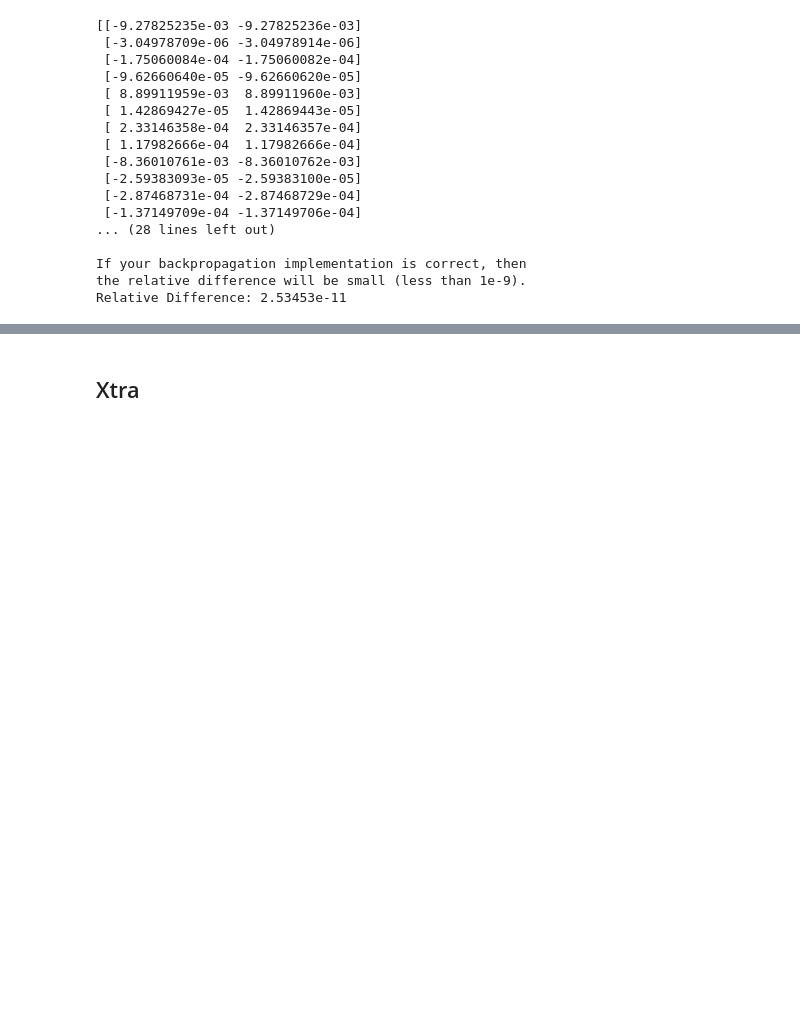
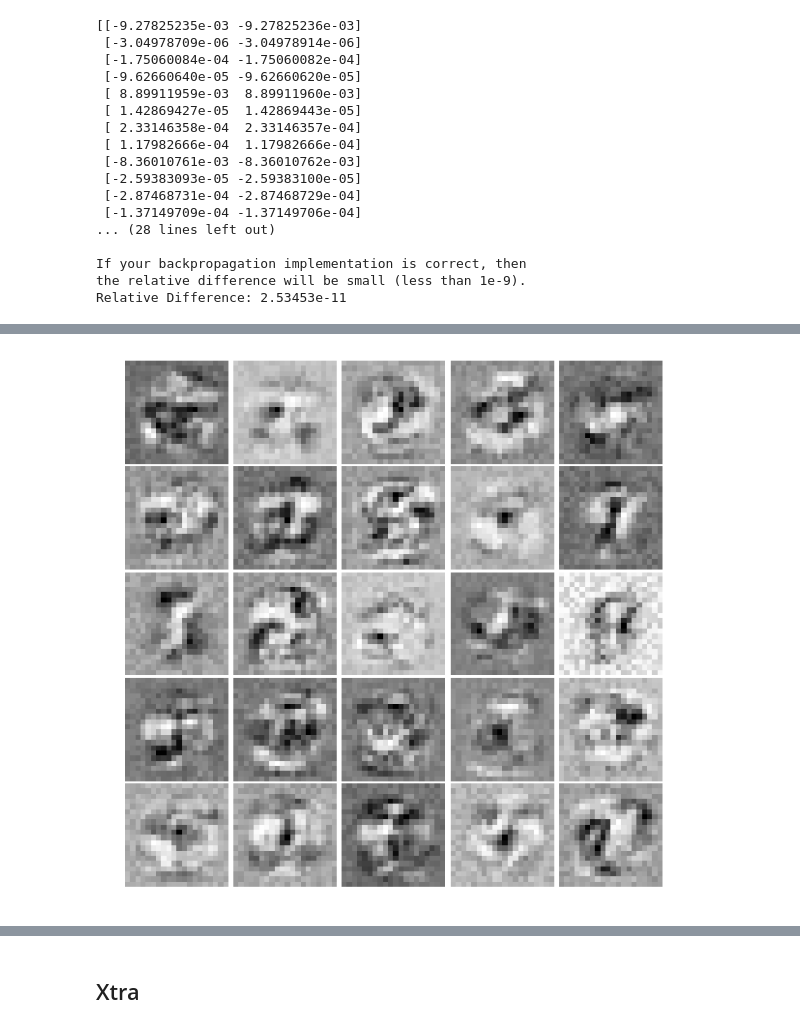
Before and after one commit to anyaconda/myStanfordML_py, a Jupyter notebook: ex4_NeuralNetworks.ipynb, the cells around one changed output, grey strips where cells are left out. Drawn from its saved outputs; the diff is of its cells as text; code cells hidden in the pictures; blank space fills up the shorter version.

Commit message:
update ex4. nn Regularized Gradients Backpropagation algorithm, Learn model params, Use nn model to predict and track training accuracy.

```diff
--- a/ex4_NeuralNetworks.ipynb
+++ b/ex4_NeuralNetworks.ipynb
@@ -973,0 +1258,30 @@ Next: Implement gradient regularization
+# %%
+#  After you have completed the assignment, change the maxiter to a larger
+#  value to see how more training helps.
+options= {'maxiter': 100}
+
+#  You should also try different values of lambda
+lambda_ = 1
+
+# Create "short hand" for the cost function to be minimized
+costFunction = lambda p: nnCostFunction(p, input_layer_size,
+                                        hidden_layer_size,
+                                        num_labels, X, y, lambda_)
+
+# Now, costFunction is a function that takes in only one argument
+# (the neural network parameters)
+res = optimize.minimize(costFunction,
+                        initial_nn_params,
+                        jac=True,
+                        method='TNC',
+                        options=options)
+
+# get the solution of the optimization
+nn_params = res.x
+
+# Obtain Theta1 and Theta2 back from nn_params
+Theta1 = np.reshape(nn_params[:hidden_layer_size * (input_layer_size + 1)],
+                    (hidden_layer_size, (input_layer_size + 1)))
+
+Theta2 = np.reshape(nn_params[(hidden_layer_size * (input_layer_size + 1)):],
+                    (num_labels, (hidden_layer_size + 1)))
@@ -973,0 +1308,4 @@ Next: Implement gradient regularization
+# %%
+ex4Utils.displayData(Theta1[:, 1:])
+# %% [output]
+[figure, added]
```
Also changed, not shown: parts of 17 cells of this notebook.
